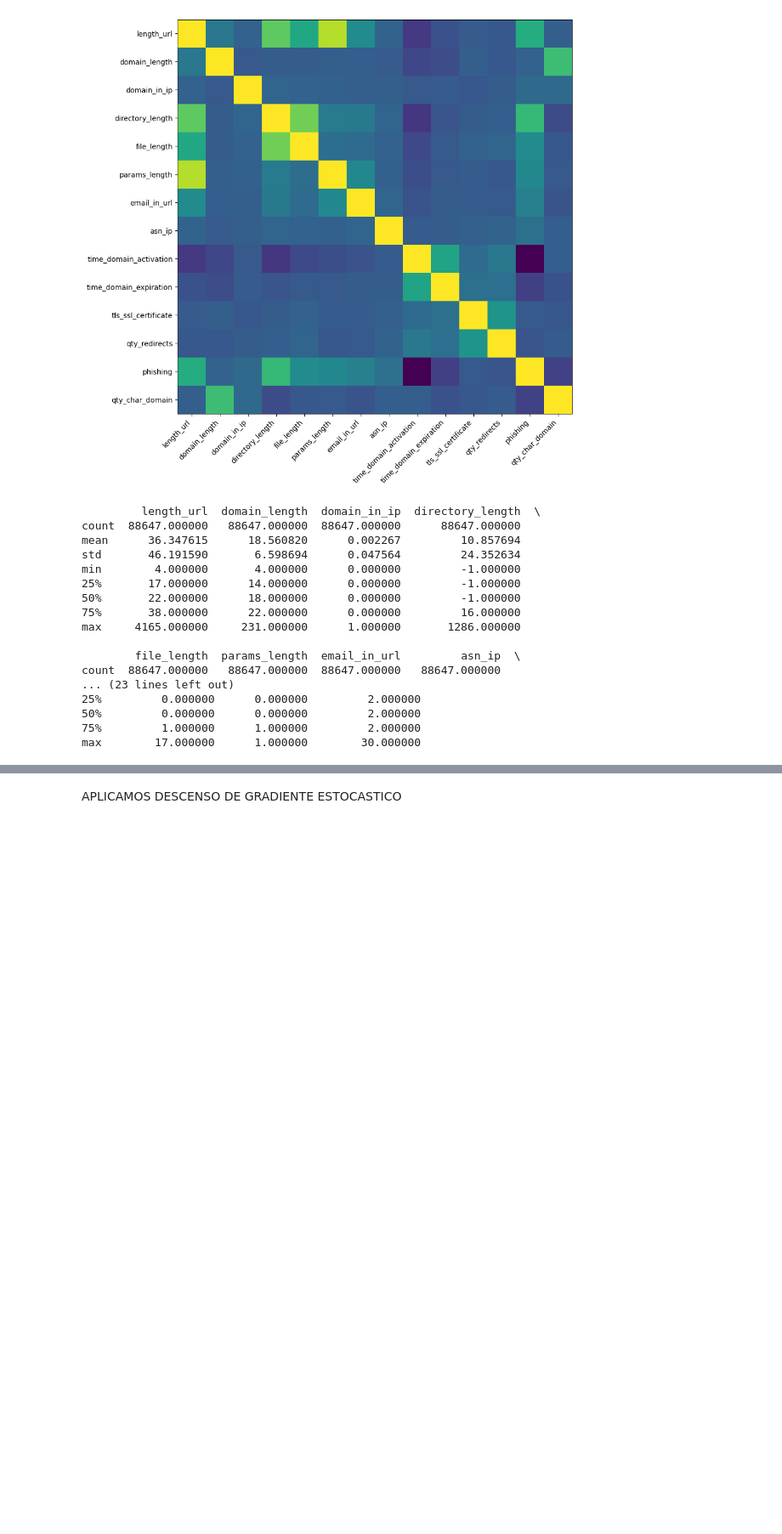
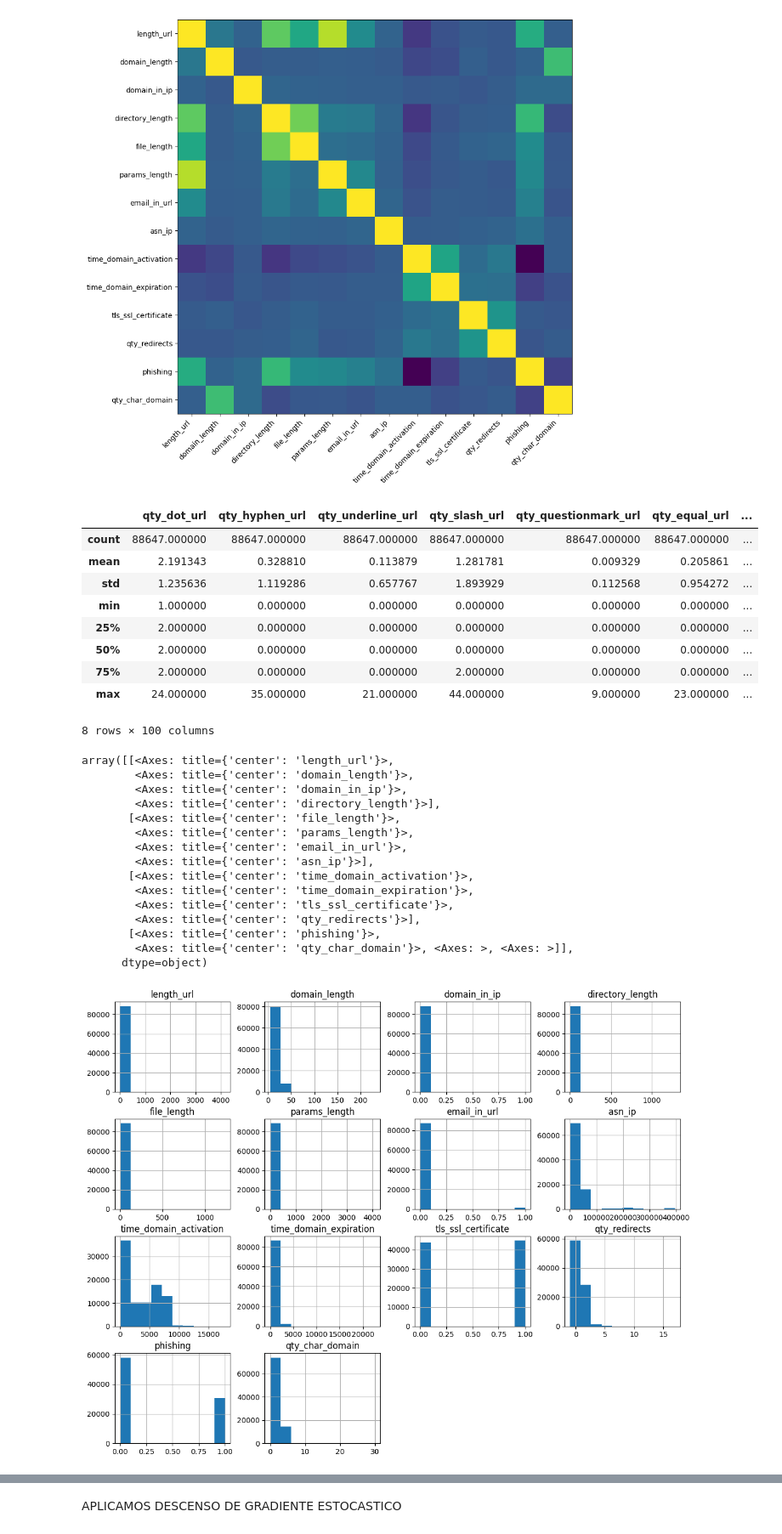
Before and after one commit to Dantetripodi/TP-MATE3-TRIPODI, a Jupyter notebook: TpMate 3.ipynb, the cells around one changed output, grey strips where cells are left out. Shown at 85% size. Saved outputs shown, nothing was run; the diff lists cells and outputs as text; code cells hidden in the pictures; blank space fills up the shorter version.

```diff
--- a/TpMate 3.ipynb
+++ b/TpMate 3.ipynb
@@ -164,23 +136,35 @@ ax.set_yticklabels(df1.columns.to_list(), ha='right');
 [figure]
 # %%
 #RESUMEN ESTADISTICO DEL DATASET
-
-print(df1.describe())
+df.describe() # Resumen estadistico
 # %% [output]
+|  | qty_dot_url | qty_hyphen_url | qty_underline_url | qty_slash_url | qty_questionmark_url | qty_equal_url | ... |
+| count | 88647.000000 | 88647.000000 | 88647.000000 | 88647.000000 | 88647.000000 | 88647.000000 | ... |
+| mean | 2.191343 | 0.328810 | 0.113879 | 1.281781 | 0.009329 | 0.205861 | ... |
+| std | 1.235636 | 1.119286 | 0.657767 | 1.893929 | 0.112568 | 0.954272 | ... |
+| min | 1.000000 | 0.000000 | 0.000000 | 0.000000 | 0.000000 | 0.000000 | ... |
+| 25% | 2.000000 | 0.000000 | 0.000000 | 0.000000 | 0.000000 | 0.000000 | ... |
+| 50% | 2.000000 | 0.000000 | 0.000000 | 0.000000 | 0.000000 | 0.000000 | ... |
+| 75% | 2.000000 | 0.000000 | 0.000000 | 2.000000 | 0.000000 | 0.000000 | ... |
+| max | 24.000000 | 35.000000 | 21.000000 | 44.000000 | 9.000000 | 23.000000 | ... |
-         length_url  domain_length  domain_in_ip  directory_length  \
-count  88647.000000   88647.000000  88647.000000      88647.000000
-mean      36.347615      18.560820      0.002267         10.857694
-std       46.191590       6.598694      0.047564         24.352634
-min        4.000000       4.000000      0.000000         -1.000000
-25%       17.000000      14.000000      0.000000         -1.000000
-50%       22.000000      18.000000      0.000000         -1.000000
-75%       38.000000      22.000000      0.000000         16.000000
-max     4165.000000     231.000000      1.000000       1286.000000
-
-        file_length  params_length  email_in_url         asn_ip  \
-count  88647.000000   88647.000000  88647.000000   88647.000000
-... (23 lines left out)
-25%         0.000000      0.000000         2.000000
-50%         0.000000      0.000000         2.000000
-75%         1.000000      1.000000         2.000000
-max        17.000000      1.000000        30.000000
+8 rows × 100 columns
+# %%
+# Muestro histogramas de las variables de entrada para vizualizar valores atípicos
+df1.hist(figsize=(14, 11))
+# %% [output]
+array([[<Axes: title={'center': 'length_url'}>,
+        <Axes: title={'center': 'domain_length'}>,
+        <Axes: title={'center': 'domain_in_ip'}>,
+        <Axes: title={'center': 'directory_length'}>],
+       [<Axes: title={'center': 'file_length'}>,
+        <Axes: title={'center': 'params_length'}>,
+        <Axes: title={'center': 'email_in_url'}>,
+        <Axes: title={'center': 'asn_ip'}>],
+       [<Axes: title={'center': 'time_domain_activation'}>,
+        <Axes: title={'center': 'time_domain_expiration'}>,
+        <Axes: title={'center': 'tls_ssl_certificate'}>,
+        <Axes: title={'center': 'qty_redirects'}>],
+       [<Axes: title={'center': 'phishing'}>,
+        <Axes: title={'center': 'qty_char_domain'}>, <Axes: >, <Axes: >]],
+      dtype=object)
+[figure, added]
```
Also changed, not shown: parts of 7 cells of this notebook.
